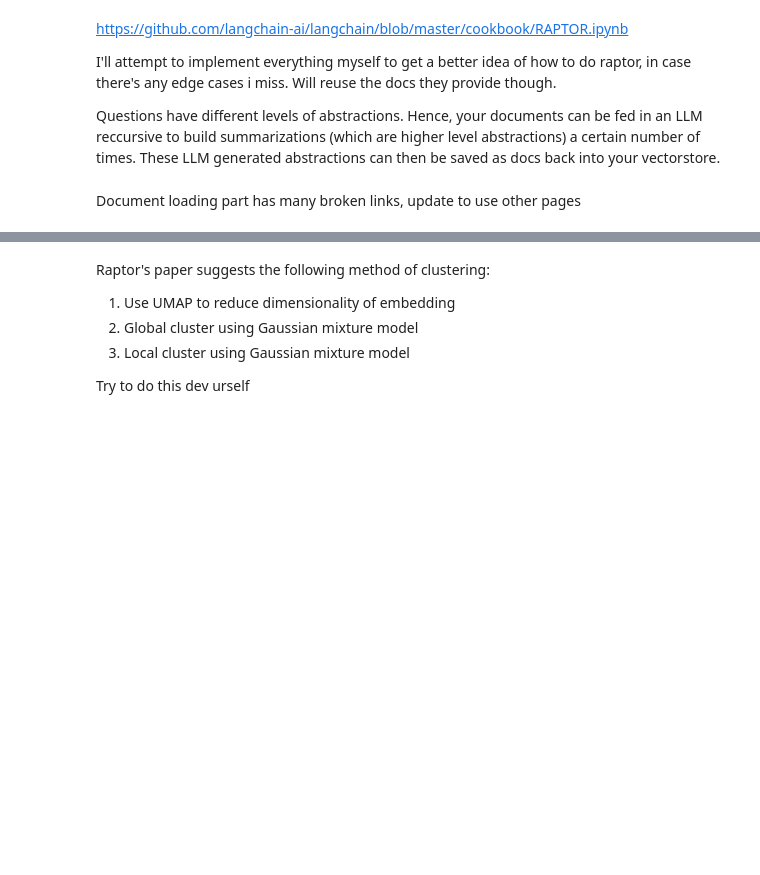
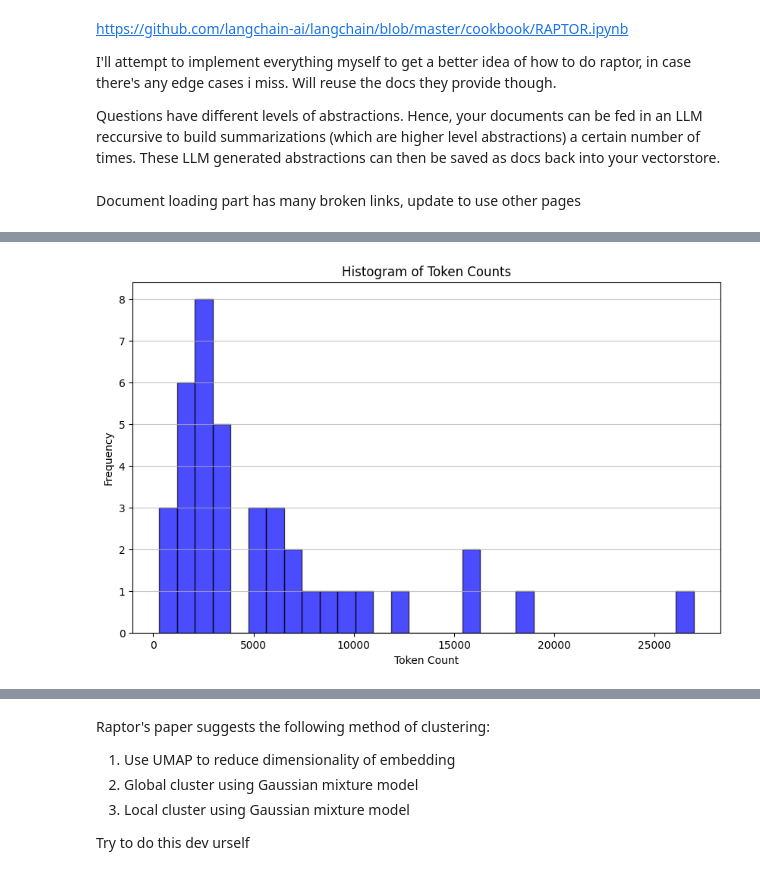
Before and after one commit to zhiyong9654/ml_practice, a Jupyter notebook: 20250201_rag/notebooks/10raptor.ipynb, the cells around one changed output, grey strips where cells are left out. Cells and saved outputs as stored; diff of their text form; code cells hidden in the pictures; blank space fills up the shorter version.

```diff
--- a/20250201_rag/notebooks/10raptor.ipynb
+++ b/20250201_rag/notebooks/10raptor.ipynb
@@ -82,0 +9,91 @@ plt.show
+# %%
+import matplotlib.pyplot as plt
+import tiktoken
+from bs4 import BeautifulSoup as Soup
+from langchain_community.document_loaders.recursive_url_loader import RecursiveUrlLoader
+import re
+
+
+def num_tokens_from_string(string: str, encoding_name: str) -> int:
+    """Returns the number of tokens in a text string."""
+    encoding = tiktoken.get_encoding(encoding_name)
+    num_tokens = len(encoding.encode(string))
+    return num_tokens
+
+
+doc_urls = [
+    'https://scikit-learn.org/stable/modules/linear_model.html',
+    'https://scikit-learn.org/stable/modules/lda_qda.html',
+    'https://scikit-learn.org/stable/modules/kernel_ridge.html',
+    'https://scikit-learn.org/stable/modules/svm.html',
+    'https://scikit-learn.org/stable/modules/sgd.html',
+    'https://scikit-learn.org/stable/modules/neighbors.html',
+    'https://scikit-learn.org/stable/modules/gaussian_process.html',
+    'https://scikit-learn.org/stable/modules/cross_decomposition.html',
+    'https://scikit-learn.org/stable/modules/naive_bayes.html',
+    'https://scikit-learn.org/stable/modules/tree.html',
+    'https://scikit-learn.org/stable/modules/ensemble.html',
+    'https://scikit-learn.org/stable/modules/multiclass.html',
+    'https://scikit-learn.org/stable/modules/feature_selection.html',
+    'https://scikit-learn.org/stable/modules/semi_supervised.html',
+    'https://scikit-learn.org/stable/modules/isotonic.html',
+    'https://scikit-learn.org/stable/modules/calibration.html',
+    'https://scikit-learn.org/stable/modules/neural_networks_supervised.html',
+    'https://scikit-learn.org/stable/modules/mixture.html',
+    'https://scikit-learn.org/stable/modules/manifold.html',
+    'https://scikit-learn.org/stable/modules/clustering.html',
+    'https://scikit-learn.org/stable/modules/decomposition.html',
+    'https://scikit-learn.org/stable/modules/covariance.html',
+    'https://scikit-learn.org/stable/modules/outlier_detection.html',
+    'https://scikit-learn.org/stable/modules/density.html',
+    'https://scikit-learn.org/stable/modules/neural_networks_unsupervised.html',
+    'https://scikit-learn.org/stable/modules/cross_validation.html',
+    'https://scikit-learn.org/stable/modules/grid_search.html',
+    'https://scikit-learn.org/stable/modules/classification_threshold.html',
+    'https://scikit-learn.org/stable/modules/model_evaluation.html',
+    'https://scikit-learn.org/stable/modules/learning_curve.html',
+    'https://scikit-learn.org/stable/modules/partial_dependence.html',
+    'https://scikit-learn.org/stable/modules/permutation_importance.html',
+    'https://scikit-learn.org/stable/modules/compose.html',
+    'https://scikit-learn.org/stable/modules/feature_extraction.html',
+    'https://scikit-learn.org/stable/modules/preprocessing.html',
+    'https://scikit-learn.org/stable/modules/impute.html',
+    'https://scikit-learn.org/stable/modules/unsupervised_reduction.html',
+    'https://scikit-learn.org/stable/modules/random_projection.html',
+    'https://scikit-learn.org/stable/modules/kernel_approximation.html'
+]
+
+docs = []
+for url in doc_urls:
+    loader = RecursiveUrlLoader(
+        url=url, max_depth=3, extractor=lambda x: Soup(x, "html.parser").text
+    )
+    docs.extend(loader.load())
+
+def process_doc(doc):
+    doc = doc.strip()
+    preamble_match = re.search('^.+User Guide', doc, re.DOTALL)
+    try:
+        end_match = re.search('On this page.+$', doc, re.DOTALL)
+        doc = doc[preamble_match.end():end_match.start()]
+    except:
+        doc = doc[preamble_match.end():]
+    return doc.strip()
+
+# Doc texts
+docs_texts = [process_doc(d.page_content) for d in docs]
+
+# Calculate the number of tokens for each document
+counts = [num_tokens_from_string(d, "cl100k_base") for d in docs_texts]
+
+# Plotting the histogram of token counts
+plt.figure(figsize=(10, 6))
+plt.hist(counts, bins=30, color="blue", edgecolor="black", alpha=0.7)
+plt.title("Histogram of Token Counts")
+plt.xlabel("Token Count")
+plt.ylabel("Frequency")
+plt.grid(axis="y", alpha=0.75)
+
+# Display the histogram
+plt.show
+# %% [output]
@@ -83 +101,2 @@ plt.show
+[figure, added]
 # %%
```
Also changed, not shown: parts of 8 cells of this notebook.
